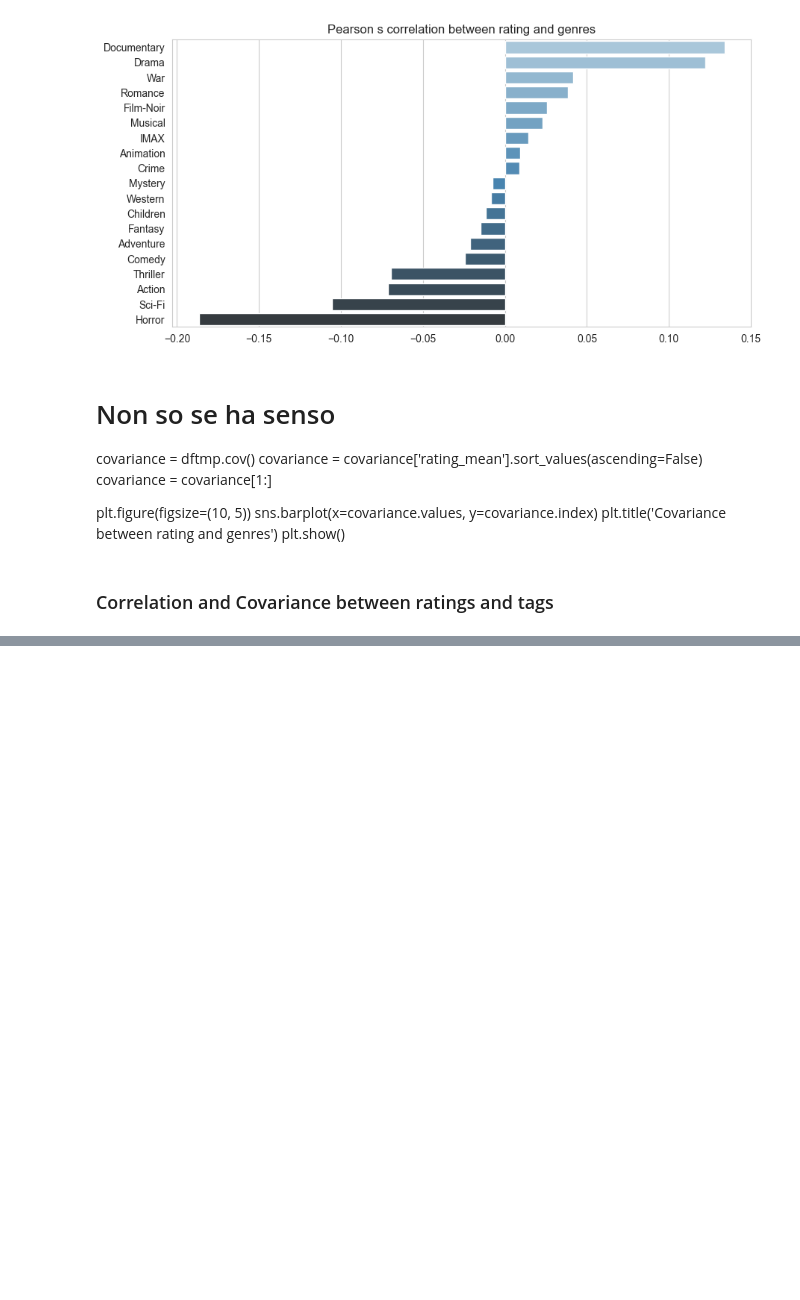
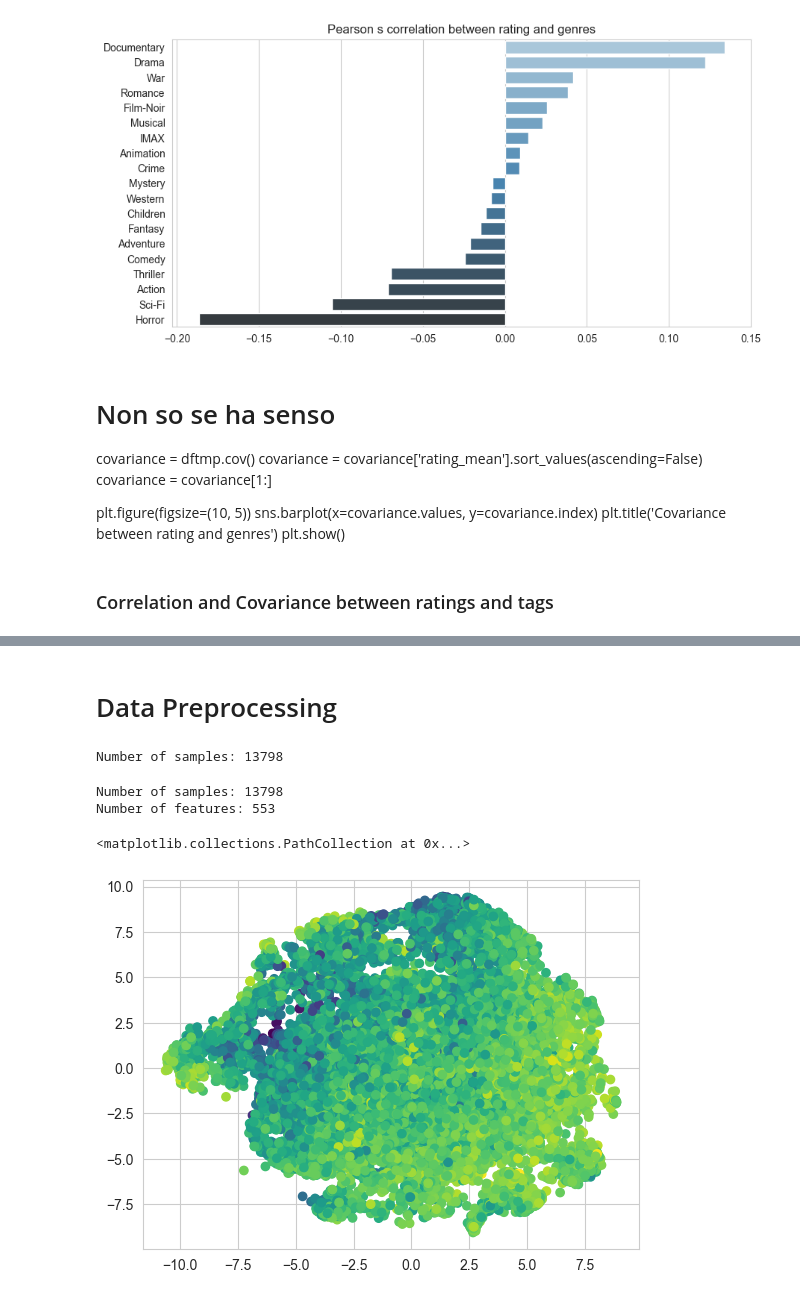
Before and after one commit to DiegoConce/data-analytics-movielens, a Jupyter notebook: main.ipynb, the cells around one changed output, grey strips where cells are left out. Drawn from its saved outputs; the diff is of its cells as text; code cells hidden in the pictures; blank space fills up the shorter version.

```diff
--- a/main.ipynb
+++ b/main.ipynb
@@ -326,0 +345,32 @@ plt.show()
+# %% [markdown]
+# Data Preprocessing
+# %%
+df = df.drop(['movieId', 'year', '(no genres listed)', 'title', 'rating_count'], axis=1)
+print(f'Number of samples: {df.shape[0]}')
+df.describe()
+df.to_csv('dataset.csv', index=False)
+# %% [output]
+Number of samples: 13798
+# %%
+from sklearn.decomposition import PCA
+from sklearn.manifold import TSNE
+
+X = df.drop(['rating_mean'], axis=1)
+y = df['rating_mean']
+
+pca = PCA(n_components=.95)
+X = pca.fit_transform(X)
+
+print(f'Number of samples: {X.shape[0]}')
+print(f'Number of features: {X.shape[1]}')
+
+plt.scatter(X[:, 0], X[:, 1], c=y, cmap='viridis')
+
+tsne = TSNE(n_components=2, perplexity=50, n_iter=300)
+X = tsne.fit_transform(X)
+plt.scatter(X[:, 0], X[:, 1], c=y, cmap='viridis')
+# %% [output]
+Number of samples: 13798
+Number of features: 553
+<matplotlib.collections.PathCollection at 0x...>
+[figure, added]
```
Also changed, not shown: parts of 3 cells of this notebook, 1 other file.
